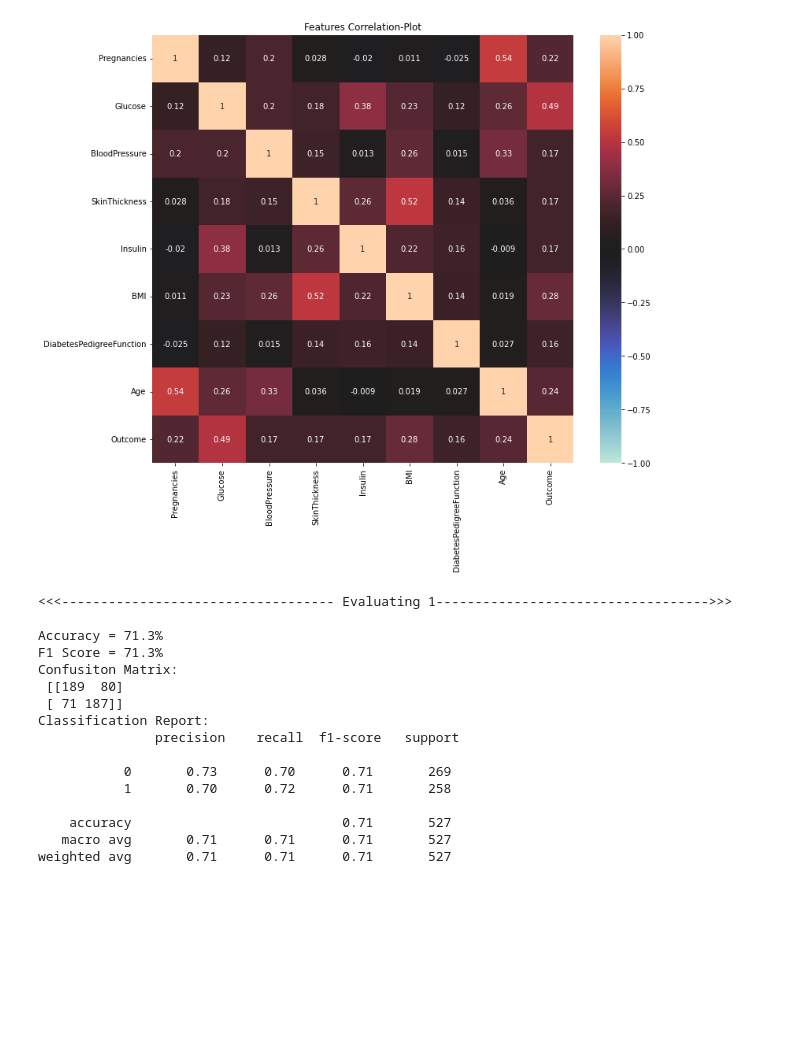
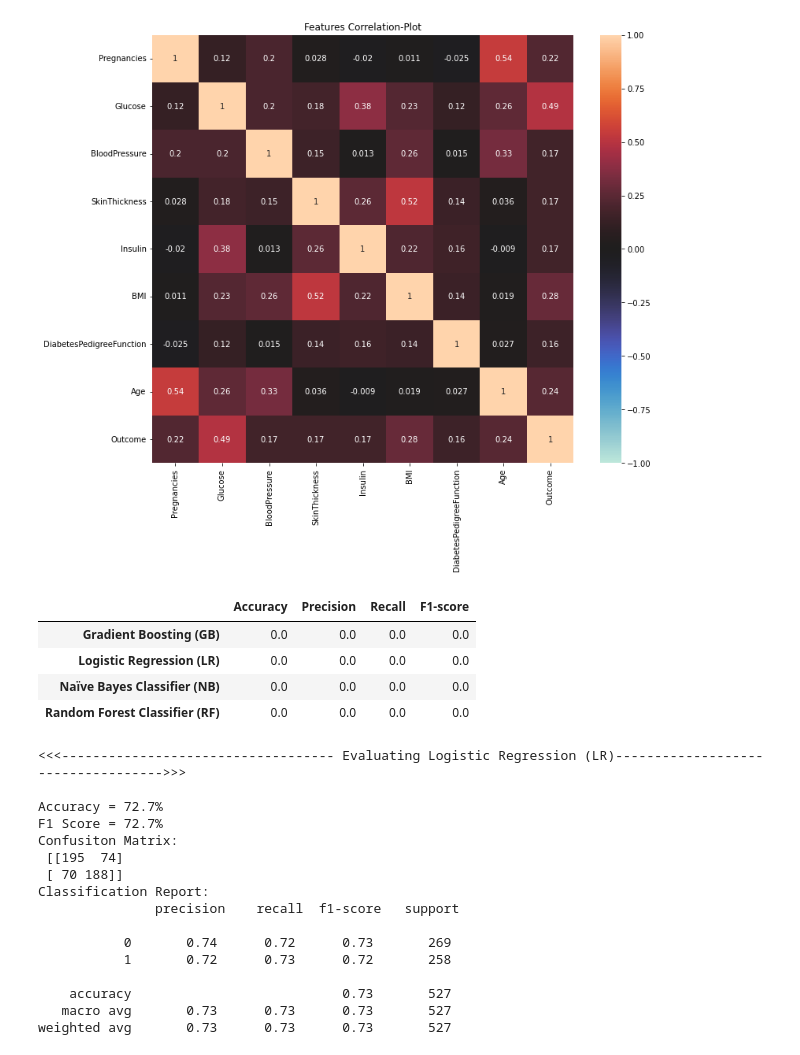
Before and after one commit to UtpalPatel0055/DiabetesPrediction, a Jupyter notebook: Main.ipynb, the cells around one changed output. Saved outputs shown, nothing was run; the diff lists cells and outputs as text; code cells hidden in the pictures; blank space fills up the shorter version.

```diff
--- a/Main.ipynb
+++ b/Main.ipynb
@@ -193,6 +193,16 @@ sns.heatmap(df[features].corr(), vmin=-1, vmax=1, center=0, annot=True)
 plt.show()
 # %% [output]
 [figure]
+# %%
+Evaluation_Results = pd.DataFrame(np.zeros((4,4)), columns=['Accuracy', 'Precision','Recall','F1-score'])
+Evaluation_Results.index=['Gradient Boosting (GB)','Logistic Regression (LR)','Naïve Bayes Classifier (NB)','Random Forest Classifier (RF)']
+Evaluation_Results
+# %% [output]
+|  | Accuracy | Precision | Recall | F1-score |
+| Gradient Boosting (GB) | 0.0 | 0.0 | 0.0 | 0.0 |
+| Logistic Regression (LR) | 0.0 | 0.0 | 0.0 | 0.0 |
+| Naïve Bayes Classifier (NB) | 0.0 | 0.0 | 0.0 | 0.0 |
+| Random Forest Classifier (RF) | 0.0 | 0.0 | 0.0 | 0.0 |
 # %%
 from scikitplot.metrics import plot_roc
 
@@ -237,19 +246,19 @@ pred = LR.predict(Test_X_std)
 pred_prob = LR.predict_proba(Test_X_std)
 Classification_Summary(pred,pred_prob,1)
 # %% [output]
-<<<----------------------------------- Evaluating 1----------------------------------->>>
+<<<----------------------------------- Evaluating Logistic Regression (LR)----------------------------------->>>
 
-Accuracy = 71.3%
-F1 Score = 71.3%
+Accuracy = 72.7%
+F1 Score = 72.7%
 Confusiton Matrix:
- [[189  80]
- [ 71 187]]
+ [[195  74]
+ [ 70 188]]
 Classification Report:
                precision    recall  f1-score   support
 
-           0       0.73      0.70      0.71       269
-           1       0.70      0.72      0.71       258
+           0       0.74      0.72      0.73       269
+           1       0.72      0.73      0.72       258
 
-    accuracy                           0.71       527
-   macro avg       0.71      0.71      0.71       527
-weighted avg       0.71      0.71      0.71       527
+    accuracy                           0.73       527
+   macro avg       0.73      0.73      0.73       527
+weighted avg       0.73      0.73      0.73       527
```
Also changed, not shown: parts of 3 cells of this notebook.
